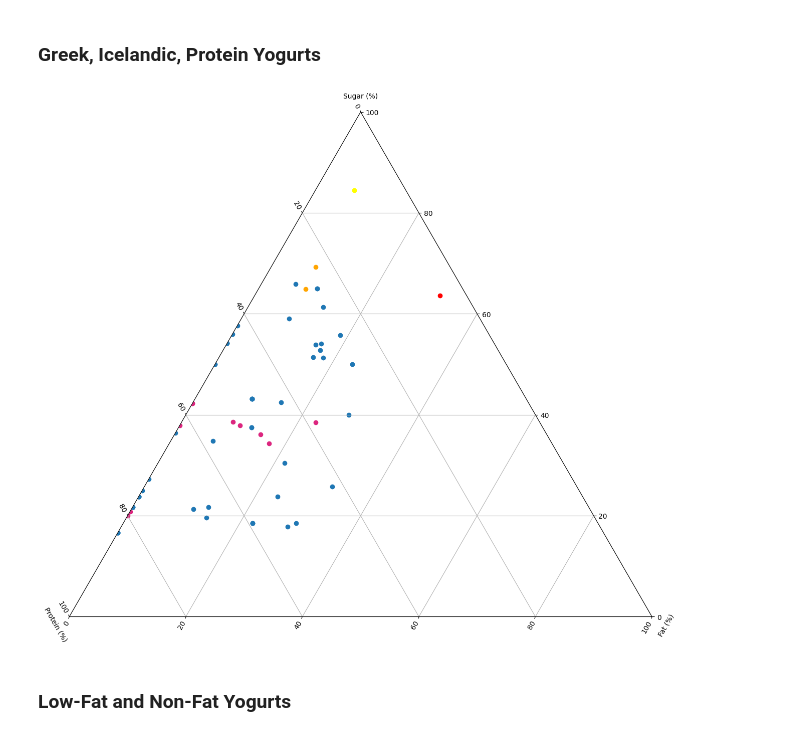
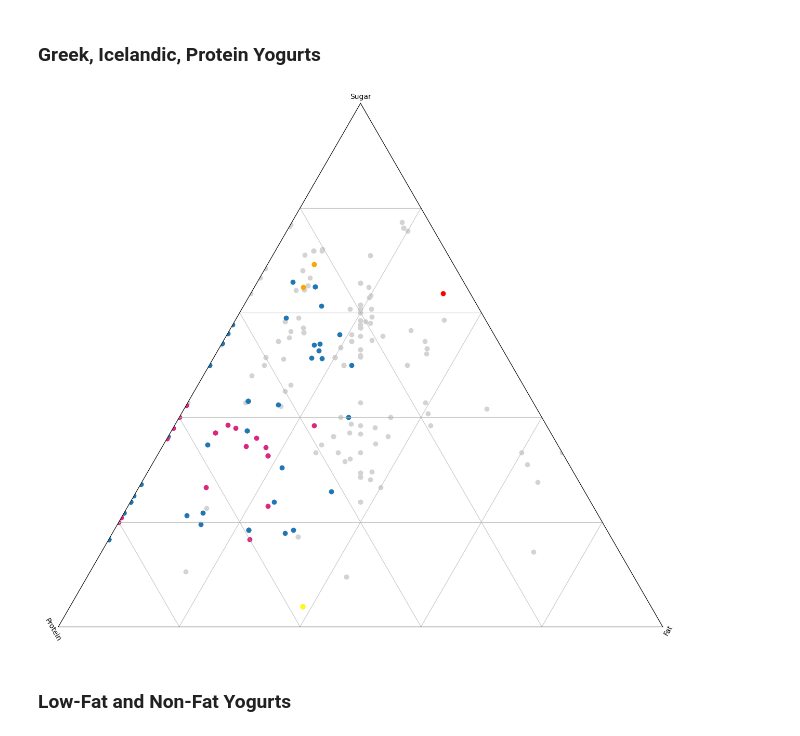
Before and after one commit to jellomoat/yogurts, a Jupyter notebook: wf-yog-parse.ipynb, the cells around one changed output. Saved outputs shown, nothing was run; the diff lists cells and outputs as text; code cells hidden in the pictures.

Commit message:
edits to table export, replaced pudding with protein shake

```diff
--- a/wf-yog-parse.ipynb
+++ b/wf-yog-parse.ipynb
@@ -188,7 +198,7 @@ parsed_df = parsed_df.assign(
     cont_cream=lambda x: x["name"].str.contains("cream", case=False),
     # ethnic
     cont_yoghurt=lambda x: x["name"].str.contains("yoghurt", case=False),
-    cont_icelandic=lambda x: x["name"].str.contains("icelandic", case=False),
+    cont_icelandic=lambda x: x["name"].str.contains("icelandic|skyr", case=False),
     cont_aussie=lambda x: x["name"].str.contains("aussie", case=False),
     cont_greek=lambda x: x["name"].str.contains("greek", case=False),
     cont_kefir=lambda x: x["name"].str.contains("kefir", case=False),
@@ -220,40 +230,43 @@ parsed_df = parsed_df.assign(
 # %%
 fig = plt.figure(figsize=(15, 15))
 
 ax = fig.add_subplot(projection="ternary", ternary_sum=100.0)
-ax.set_tlabel("Sugar (%)")
-ax.set_llabel("Protein (%)")
-ax.set_rlabel("Fat (%)")
+ax.set_tlabel("Sugar")
+ax.set_llabel("Protein")
+ax.set_rlabel("Fat")
 ax.grid()
+ax.tick_params(grid_alpha=0.75, labelbottom=False, bottom=False)
+pc = ax.scatter(parsed_df["SPF_Sugar_Pct"], parsed_df["SPF_Protein_Pct"], parsed_df["SPF_TotalFat_Pct"],
+               color="lightgray")
 
 pc = ax.scatter(parsed_df[parsed_df["cont_protein"]==True]["SPF_Sugar_Pct"],
                 parsed_df[parsed_df["cont_protein"]==True]["SPF_Protein_Pct"],
                 parsed_df[parsed_df["cont_protein"]==True]["SPF_TotalFat_Pct"],
                 color="orange")
 pc = ax.scatter(parsed_df[parsed_df["cont_greek"]==True]["SPF_Sugar_Pct"],
                 parsed_df[parsed_df["cont_greek"]==True]["SPF_Protein_Pct"],
                 parsed_df[parsed_df["cont_greek"]==True]["SPF_TotalFat_Pct"])
 pc = ax.scatter(parsed_df[parsed_df["cont_icelandic"]==True]["SPF_Sugar_Pct"],
                 parsed_df[parsed_df["cont_icelandic"]==True]["SPF_Protein_Pct"],
                 parsed_df[parsed_df["cont_icelandic"]==True]["SPF_TotalFat_Pct"],
                 color="#DC267F")
 
 # plotting reference foods
 pc = ax.scatter(parsed_df[parsed_df["name"].str.contains("oreo", case=False)]["SPF_Sugar_Pct"],
                 parsed_df[parsed_df["name"].str.contains("oreo", case=False)]["SPF_Protein_Pct"],
                 parsed_df[parsed_df["name"].str.contains("oreo", case=False)]["SPF_TotalFat_Pct"],
                 color="red")
-pc = ax.scatter(parsed_df[parsed_df["name"].str.contains("pudding", case=False)]["SPF_Sugar_Pct"],
-                parsed_df[parsed_df["name"].str.contains("pudding", case=False)]["SPF_Protein_Pct"],
-                parsed_df[parsed_df["name"].str.contains("pudding", case=False)]["SPF_TotalFat_Pct"],
+pc = ax.scatter(parsed_df[parsed_df["name"].str.contains("atkins", case=False)]["SPF_Sugar_Pct"],
+                parsed_df[parsed_df["name"].str.contains("atkins", case=False)]["SPF_Protein_Pct"],
+                parsed_df[parsed_df["name"].str.contains("atkins", case=False)]["SPF_TotalFat_Pct"],
                 color="yellow")
 
 
 plt.savefig("./figures/protein_greek_icelandic.svg")
 plt.savefig("./figures/protein_greek_icelandic.png")
 plt.show()
 # %% [output]
-[figure, old version]
+[figure, new version]
 # %% [markdown]
 ### Low-Fat and Non-Fat Yogurts
 # %%
```
Also changed, not shown: parts of 17 cells of this notebook, 12 other files.
